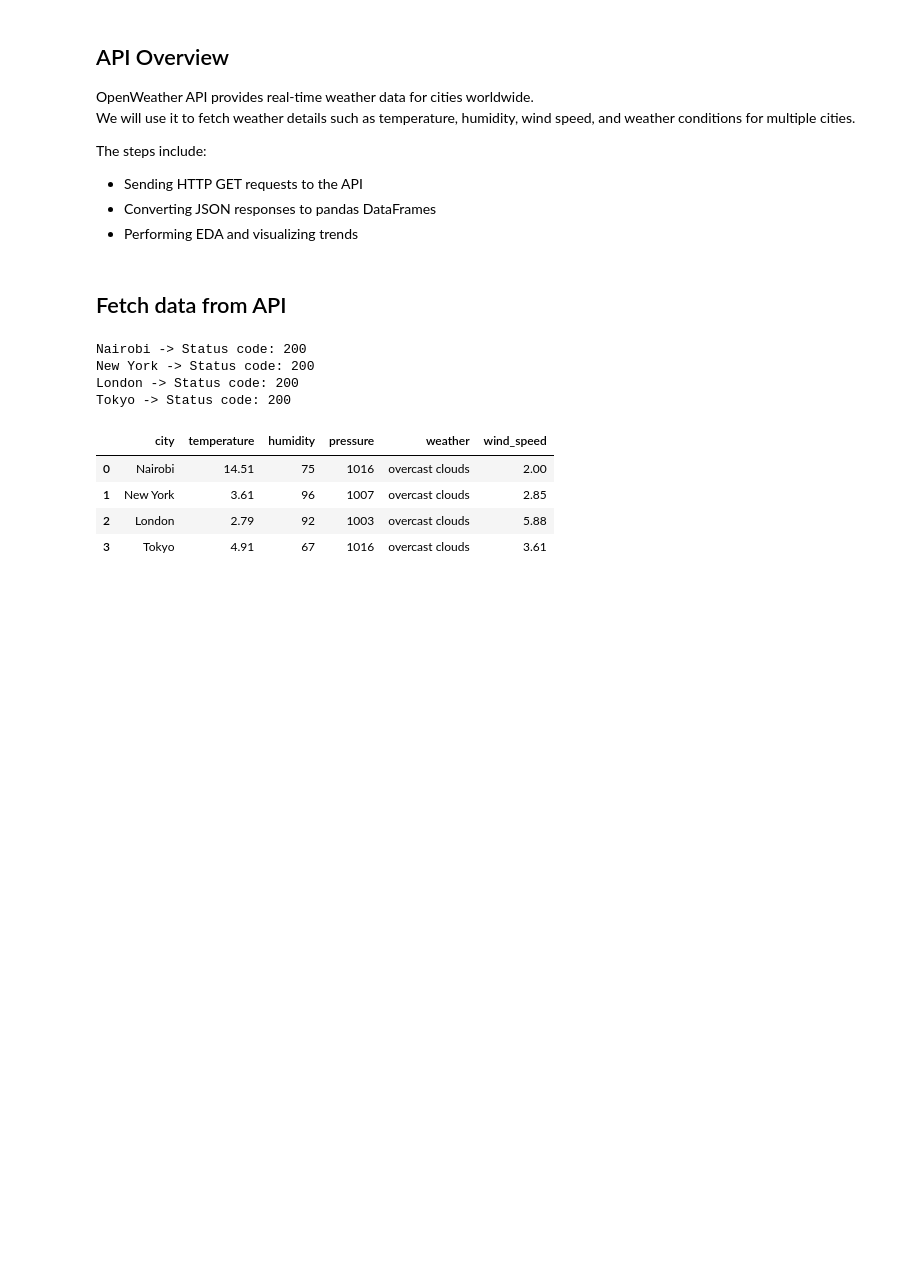
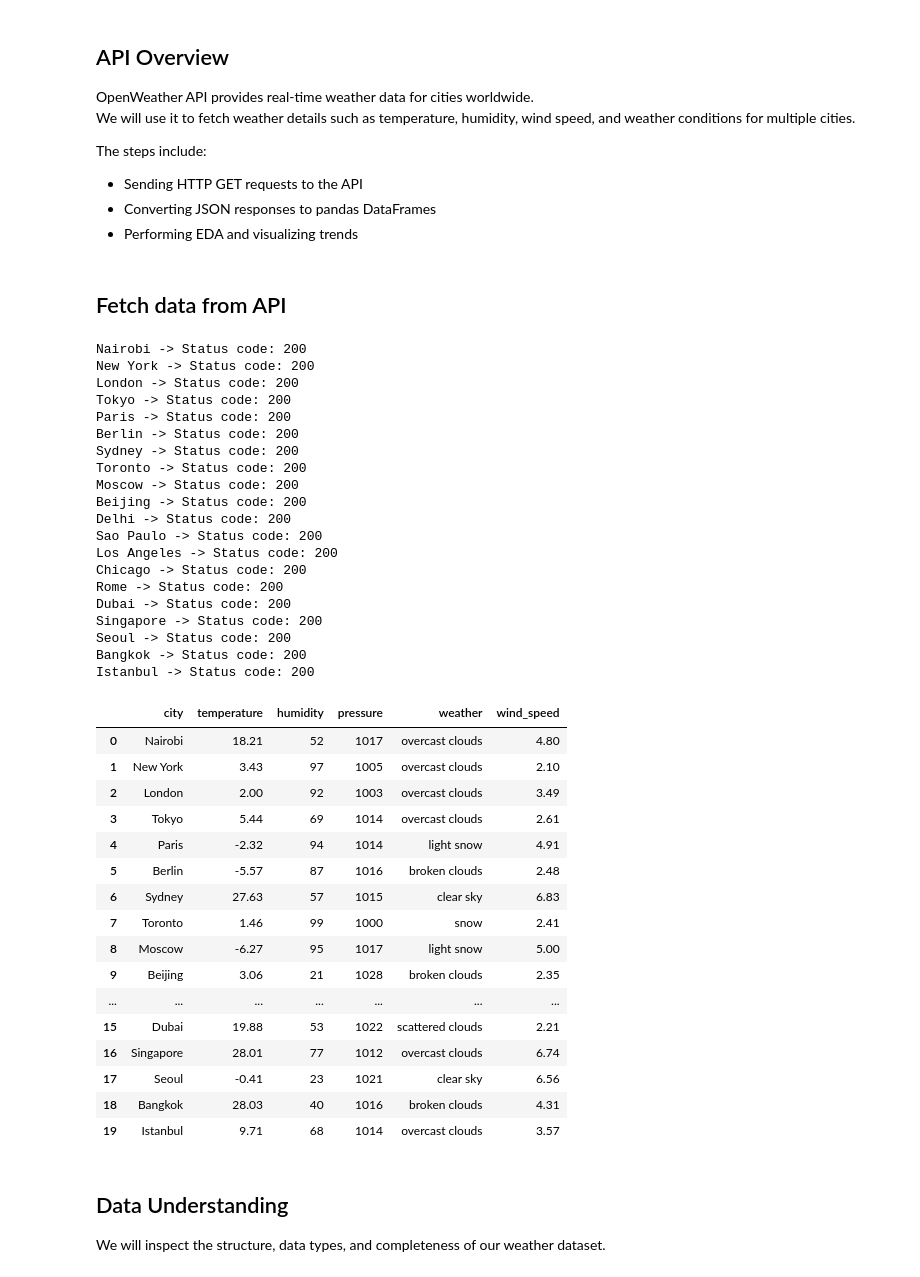
Before and after one commit to HellenDianaNjeri/API-DATA-ANALYSIS, a Jupyter notebook: Notebooks/api_data_analysis.ipynb, the cells around one changed output. Saved outputs shown, nothing was run; the diff lists cells and outputs as text; code cells hidden in the pictures; blank space fills up the shorter version.

```diff
--- a/Notebooks/api_data_analysis.ipynb
+++ b/Notebooks/api_data_analysis.ipynb
@@ -35,7 +35,12 @@ The steps include:
 api_key = "8a28714612d17bbbc160c499c196a11a"
 
 # List of cities
-cities = ["Nairobi", "New York", "London", "Tokyo"]
+cities = [
+    "Nairobi", "New York", "London", "Tokyo", "Paris", "Berlin", "Sydney",
+    "Toronto", "Moscow", "Beijing", "Delhi", "Sao Paulo", "Los Angeles",
+    "Chicago", "Rome", "Dubai", "Singapore", "Seoul", "Bangkok", "Istanbul"
+]
+
 
 # Base URL for OpenWeather API
 url = "http://api.openweathermap.org/data/2.5/weather"
@@ -67,34 +72,66 @@ def fetch_weather(city):
             "weather": data["weather"][0]["description"],
             "wind_speed": data["wind"]["speed"]
         }
 
     except requests.exceptions.RequestException as e:
         print(f"Request failed for {city}: {e}")
         return None
     except ValueError as e:
         print(f"JSON decoding failed for {city}: {e}")
         return None
 
 # Fetch weather data for all cities
 weather_data = []
 
 for city in cities:
     city_data = fetch_weather(city)
     if city_data:  # only add successful responses
         weather_data.append(city_data)
 
 # Convert to DataFrame
 df = pd.DataFrame(weather_data)
 
 # Show the data
 df
 # %% [output]
 Nairobi -> Status code: 200
 New York -> Status code: 200
 London -> Status code: 200
 Tokyo -> Status code: 200
+Paris -> Status code: 200
+Berlin -> Status code: 200
+Sydney -> Status code: 200
+Toronto -> Status code: 200
+Moscow -> Status code: 200
+Beijing -> Status code: 200
+Delhi -> Status code: 200
+Sao Paulo -> Status code: 200
+Los Angeles -> Status code: 200
+Chicago -> Status code: 200
+Rome -> Status code: 200
+Dubai -> Status code: 200
+Singapore -> Status code: 200
+Seoul -> Status code: 200
+Bangkok -> Status code: 200
+Istanbul -> Status code: 200
 |  | city | temperature | humidity | pressure | weather | wind_speed |
-| 0 | Nairobi | 14.51 | 75 | 1016 | overcast clouds | 2.00 |
-| 1 | New York | 3.61 | 96 | 1007 | overcast clouds | 2.85 |
-| 2 | London | 2.79 | 92 | 1003 | overcast clouds | 5.88 |
-| 3 | Tokyo | 4.91 | 67 | 1016 | overcast clouds | 3.61 |
+| 0 | Nairobi | 18.21 | 52 | 1017 | overcast clouds | 4.80 |
+| 1 | New York | 3.43 | 97 | 1005 | overcast clouds | 2.10 |
+| 2 | London | 2.00 | 92 | 1003 | overcast clouds | 3.49 |
+| 3 | Tokyo | 5.44 | 69 | 1014 | overcast clouds | 2.61 |
+| 4 | Paris | -2.32 | 94 | 1014 | light snow | 4.91 |
+| 5 | Berlin | -5.57 | 87 | 1016 | broken clouds | 2.48 |
+| 6 | Sydney | 27.63 | 57 | 1015 | clear sky | 6.83 |
+| 7 | Toronto | 1.46 | 99 | 1000 | snow | 2.41 |
+| 8 | Moscow | -6.27 | 95 | 1017 | light snow | 5.00 |
+| 9 | Beijing | 3.06 | 21 | 1028 | broken clouds | 2.35 |
+| ... | ... | ... | ... | ... | ... | ... |
+| 15 | Dubai | 19.88 | 53 | 1022 | scattered clouds | 2.21 |
+| 16 | Singapore | 28.01 | 77 | 1012 | overcast clouds | 6.74 |
+| 17 | Seoul | -0.41 | 23 | 1021 | clear sky | 6.56 |
+| 18 | Bangkok | 28.03 | 40 | 1016 | broken clouds | 4.31 |
+| 19 | Istanbul | 9.71 | 68 | 1014 | overcast clouds | 3.57 |
+# %% [markdown]
+## Data Understanding
+
+We will inspect the structure, data types, and completeness of our weather dataset.
```
Also changed, not shown: parts of 5 cells of this notebook.
